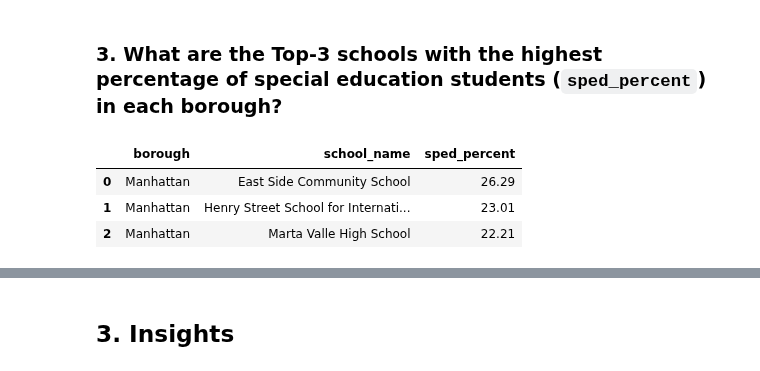
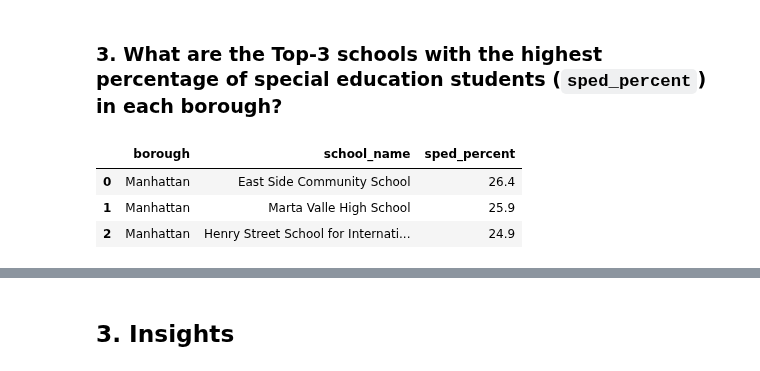
Before and after one commit to webeet-io/_onboarding_data, a Jupyter notebook: daily_tasks/day_3/day3_sql_analysis.ipynb, the cells around one changed output, grey strips where cells are left out. Cells and saved outputs as stored; diff of their text form; code cells hidden in the pictures.

```diff
--- a/daily_tasks/day_3/day3_sql_analysis.ipynb
+++ b/daily_tasks/day_3/day3_sql_analysis.ipynb
@@ -212,40 +212,38 @@ plt.show()
 ### 3. What are the Top-3 schools with the highest percentage of special education students (`sped_percent`) in each borough?
 # %%
 query_top3_sped_per_borough = """
-WITH per_school AS (
-  SELECT
+WITH latest_per_school AS (
+  SELECT DISTINCT ON (dbn)
     TRIM(UPPER(sd.dbn)) AS dbn_norm,
-    AVG(sd.sped_percent) AS sped_percent_school_avg
+    sd.sped_percent,
+    sd.schoolyear
   FROM nyc_schools.school_demographics sd
-  GROUP BY TRIM(UPPER(sd.dbn))
+  ORDER BY dbn, schoolyear DESC
 ),
 scored AS (
   SELECT
     d.borough,
     d.school_name,
-    ps.sped_percent_school_avg,
+    l.sped_percent,
     ROW_NUMBER() OVER (
       PARTITION BY d.borough
-      ORDER BY ps.sped_percent_school_avg DESC NULLS LAST
+      ORDER BY l.sped_percent DESC NULLS LAST
     ) AS rn
-  FROM per_school ps
+  FROM latest_per_school l
   JOIN (
     SELECT TRIM(UPPER(dbn)) AS dbn_norm, school_name, borough
     FROM nyc_schools.high_school_directory
   ) d USING (dbn_norm)
 )
-SELECT
-  borough,
-  school_name,
-  ROUND(CAST(sped_percent_school_avg AS numeric), 2) AS sped_percent
+SELECT borough, school_name, ROUND(sped_percent::numeric, 2) AS sped_percent
 FROM scored
 WHERE rn <= 3
 ORDER BY borough, rn;
 """
 df_top3_sped_per_borough = pd.read_sql(query_top3_sped_per_borough, conn)
 df_top3_sped_per_borough
 # %% [output]
 |  | borough | school_name | sped_percent |
-| 0 | Manhattan | East Side Community School | 26.29 |
-| 1 | Manhattan | Henry Street School for Internati... | 23.01 |
-| 2 | Manhattan | Marta Valle High School | 22.21 |
+| 0 | Manhattan | East Side Community School | 26.4 |
+| 1 | Manhattan | Marta Valle High School | 25.9 |
+| 2 | Manhattan | Henry Street School for Internati... | 24.9 |
```
Also changed, not shown: parts of 4 cells of this notebook.
